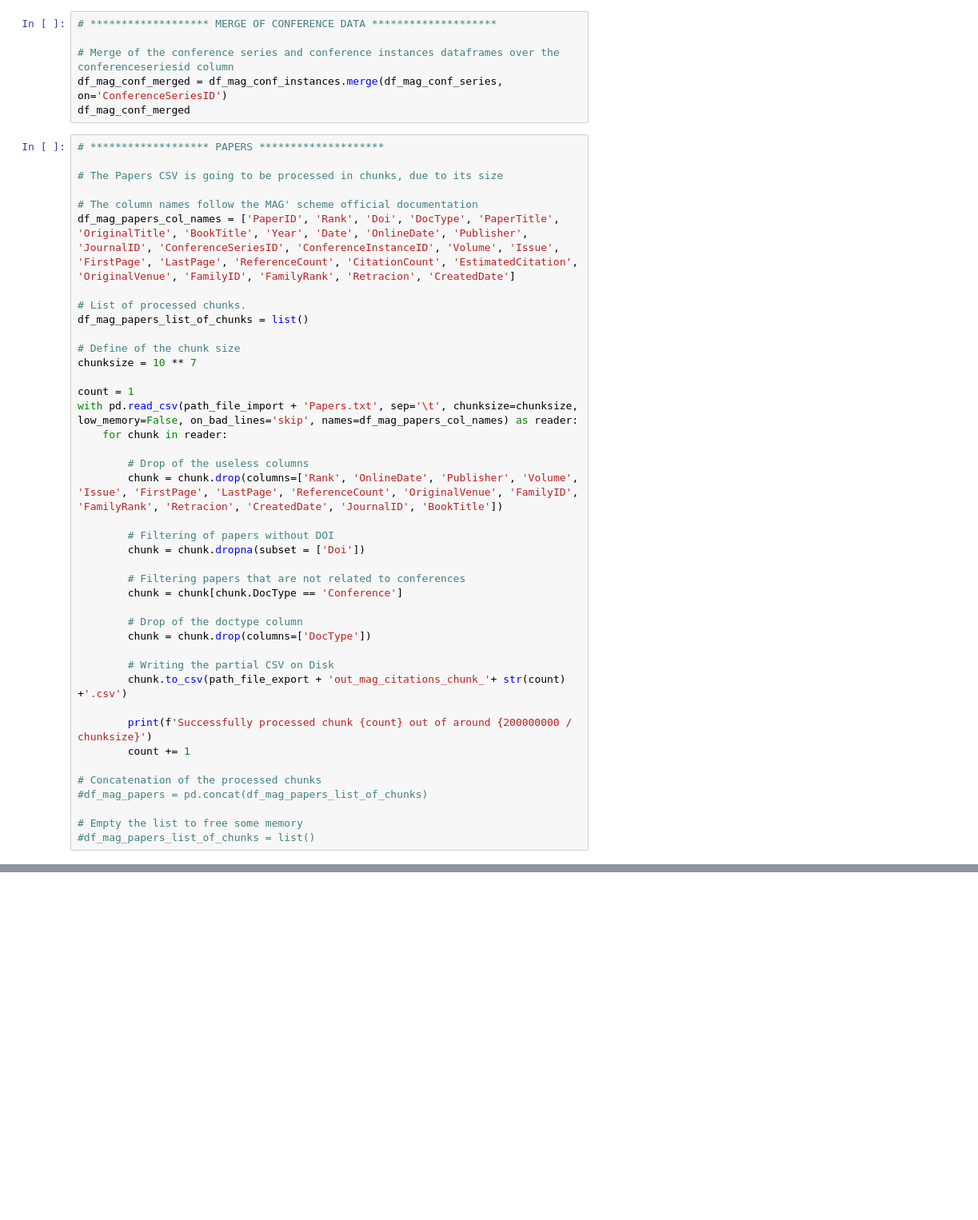
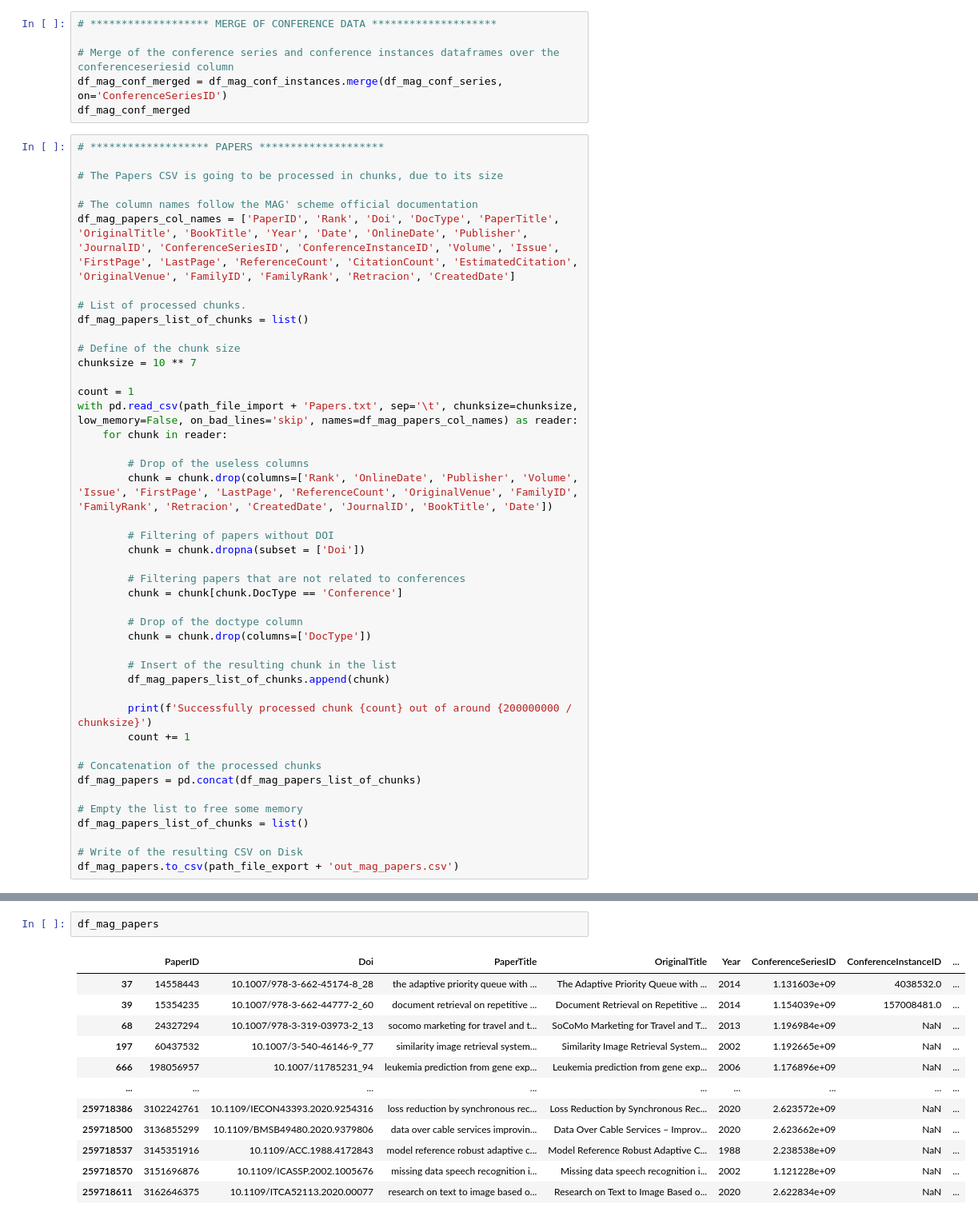
Before and after one commit to MarcoTerzulli/conftur_terzulli, a Jupyter notebook: Test Pipeline Download e Preprocess/preprocess_mag_alpha_2.ipynb, the cells around one changed output, grey strips where cells are left out. Shown at 80% size. Saved outputs shown, nothing was run; the diff lists cells and outputs as text; blank space fills up the shorter version.

Commit message:
Conversione dataset MAG CSV: Elaborazione Papers - Fine

```diff
--- a/Test Pipeline Download e Preprocess/preprocess_mag_alpha_2.ipynb
+++ b/Test Pipeline Download e Preprocess/preprocess_mag_alpha_2.ipynb
@@ -90,7 +90,7 @@ with pd.read_csv(path_file_import + 'Papers.txt', sep='\t', chunksize=chunksize,
     for chunk in reader:
 
         # Drop of the useless columns
-        chunk = chunk.drop(columns=['Rank', 'OnlineDate', 'Publisher', 'Volume', 'Issue', 'FirstPage', 'LastPage', 'ReferenceCount', 'OriginalVenue', 'FamilyID', 'FamilyRank', 'Retracion', 'CreatedDate', 'JournalID', 'BookTitle'])
+        chunk = chunk.drop(columns=['Rank', 'OnlineDate', 'Publisher', 'Volume', 'Issue', 'FirstPage', 'LastPage', 'ReferenceCount', 'OriginalVenue', 'FamilyID', 'FamilyRank', 'Retracion', 'CreatedDate', 'JournalID', 'BookTitle', 'Date'])
 
         # Filtering of papers without DOI
         chunk = chunk.dropna(subset = ['Doi'])
@@ -101,14 +101,17 @@ with pd.read_csv(path_file_import + 'Papers.txt', sep='\t', chunksize=chunksize,
         # Drop of the doctype column
         chunk = chunk.drop(columns=['DocType'])
 
-        # Writing the partial CSV on Disk
-        chunk.to_csv(path_file_export + 'out_mag_citations_chunk_'+ str(count) +'.csv')
+        # Insert of the resulting chunk in the list
+        df_mag_papers_list_of_chunks.append(chunk)
 
         print(f'Successfully processed chunk {count} out of around {200000000 / chunksize}')
         count += 1
 
 # Concatenation of the processed chunks
-#df_mag_papers = pd.concat(df_mag_papers_list_of_chunks)
+df_mag_papers = pd.concat(df_mag_papers_list_of_chunks)
 
 # Empty the list to free some memory
-#df_mag_papers_list_of_chunks = list()
+df_mag_papers_list_of_chunks = list()
+
+# Write of the resulting CSV on Disk
+df_mag_papers.to_csv(path_file_export + 'out_mag_papers.csv')
@@ -114,0 +136,15 @@ with pd.read_csv(path_file_import + 'Papers.txt', sep='\t', chunksize=chunksize,
+# %%
+df_mag_papers
+# %% [output]
+|  | PaperID | Doi | PaperTitle | OriginalTitle | Year | ConferenceSeriesID | ConferenceInstanceID | ... |
+| 37 | 14558443 | 10.1007/978-3-662-45174-8_28 | the adaptive priority queue with ... | The Adaptive Priority Queue with ... | 2014 | 1.131603e+09 | 4038532.0 | ... |
+| 39 | 15354235 | 10.1007/978-3-662-44777-2_60 | document retrieval on repetitive ... | Document Retrieval on Repetitive ... | 2014 | 1.154039e+09 | 157008481.0 | ... |
+| 68 | 24327294 | 10.1007/978-3-319-03973-2_13 | socomo marketing for travel and t... | SoCoMo Marketing for Travel and T... | 2013 | 1.196984e+09 | NaN | ... |
+| 197 | 60437532 | 10.1007/3-540-46146-9_77 | similarity image retrieval system... | Similarity Image Retrieval System... | 2002 | 1.192665e+09 | NaN | ... |
+| 666 | 198056957 | 10.1007/11785231_94 | leukemia prediction from gene exp... | Leukemia prediction from gene exp... | 2006 | 1.176896e+09 | NaN | ... |
+| ... | ... | ... | ... | ... | ... | ... | ... | ... |
+| 259718386 | 3102242761 | 10.1109/IECON43393.2020.9254316 | loss reduction by synchronous rec... | Loss Reduction by Synchronous Rec... | 2020 | 2.623572e+09 | NaN | ... |
+| 259718500 | 3136855299 | 10.1109/BMSB49480.2020.9379806 | data over cable services improvin... | Data Over Cable Services – Improv... | 2020 | 2.623662e+09 | NaN | ... |
+| 259718537 | 3145351916 | 10.1109/ACC.1988.4172843 | model reference robust adaptive c... | Model Reference Robust Adaptive C... | 1988 | 2.238538e+09 | NaN | ... |
+| 259718570 | 3151696876 | 10.1109/ICASSP.2002.1005676 | missing data speech recognition i... | Missing data speech recognition i... | 2002 | 1.121228e+09 | NaN | ... |
+| 259718611 | 3162646375 | 10.1109/ITCA52113.2020.00077 | research on text to image based o... | Research on Text to Image Based o... | 2020 | 2.622834e+09 | NaN | ... |
```
Also changed, not shown: parts of 4 cells of this notebook.
